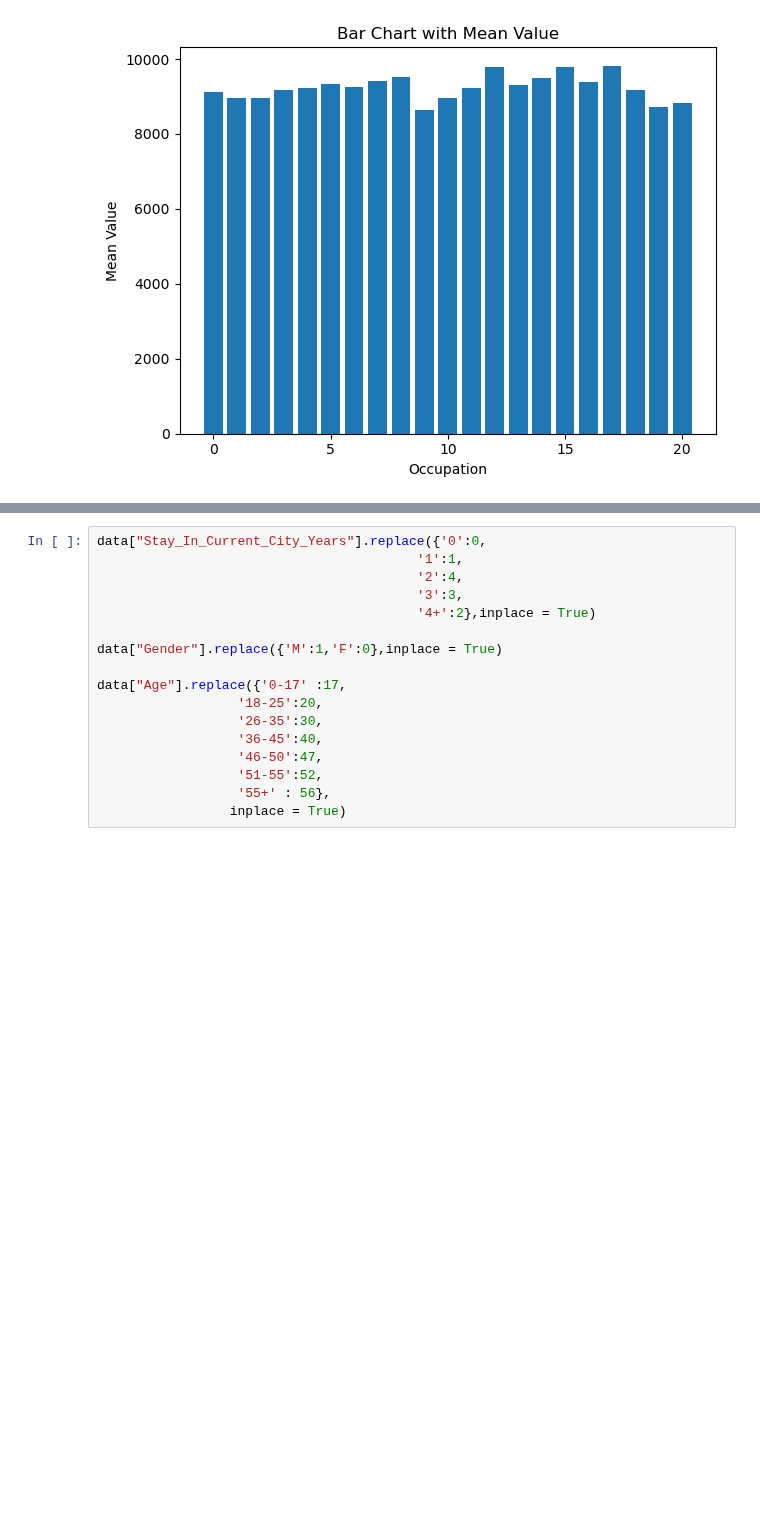
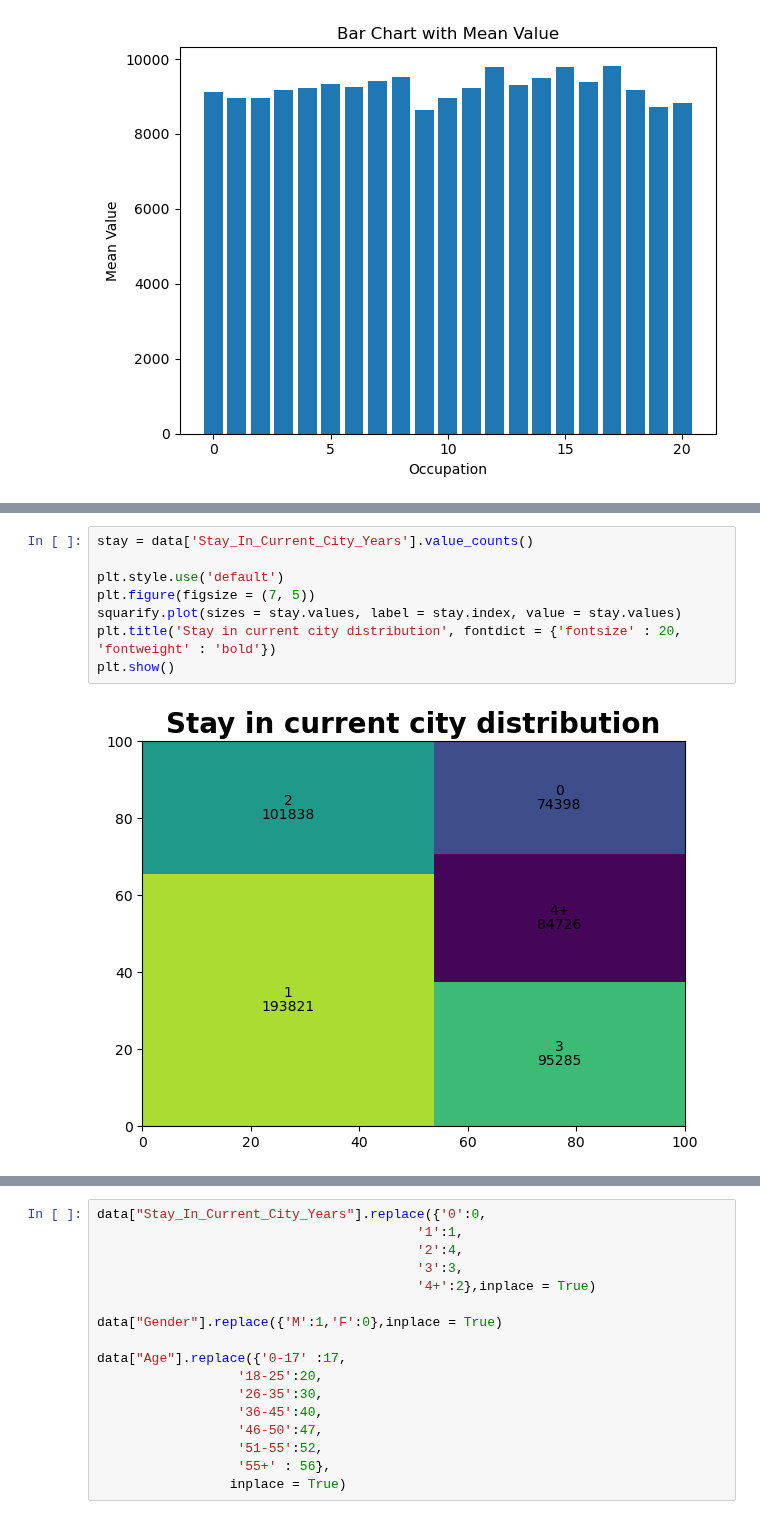
Before and after one commit to LearningRate-0/Consumer-Behaviour-Predictor, a Jupyter notebook: models.ipynb, the cells around one changed output, grey strips where cells are left out. Cells and saved outputs as stored; diff of their text form; blank space fills up the shorter version.

```diff
--- a/models.ipynb
+++ b/models.ipynb
@@ -86,0 +119,10 @@ create_category_mean_plot(sorted(data["Occupation"].unique().tolist()),
+# %%
+stay = data['Stay_In_Current_City_Years'].value_counts()
+
+plt.style.use('default')
+plt.figure(figsize = (7, 5))
+squarify.plot(sizes = stay.values, label = stay.index, value = stay.values)
+plt.title('Stay in current city distribution', fontdict = {'fontsize' : 20, 'fontweight' : 'bold'})
+plt.show()
+# %% [output]
+[figure, added]
```
Also changed, not shown: parts of 12 cells of this notebook.
